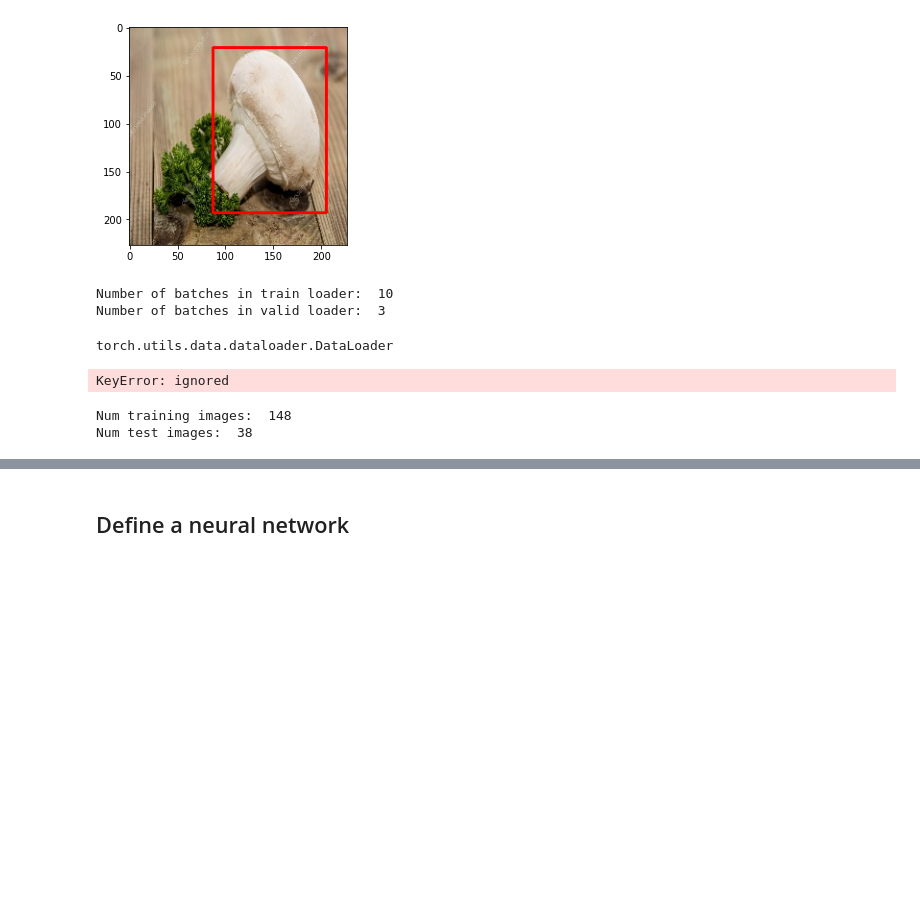
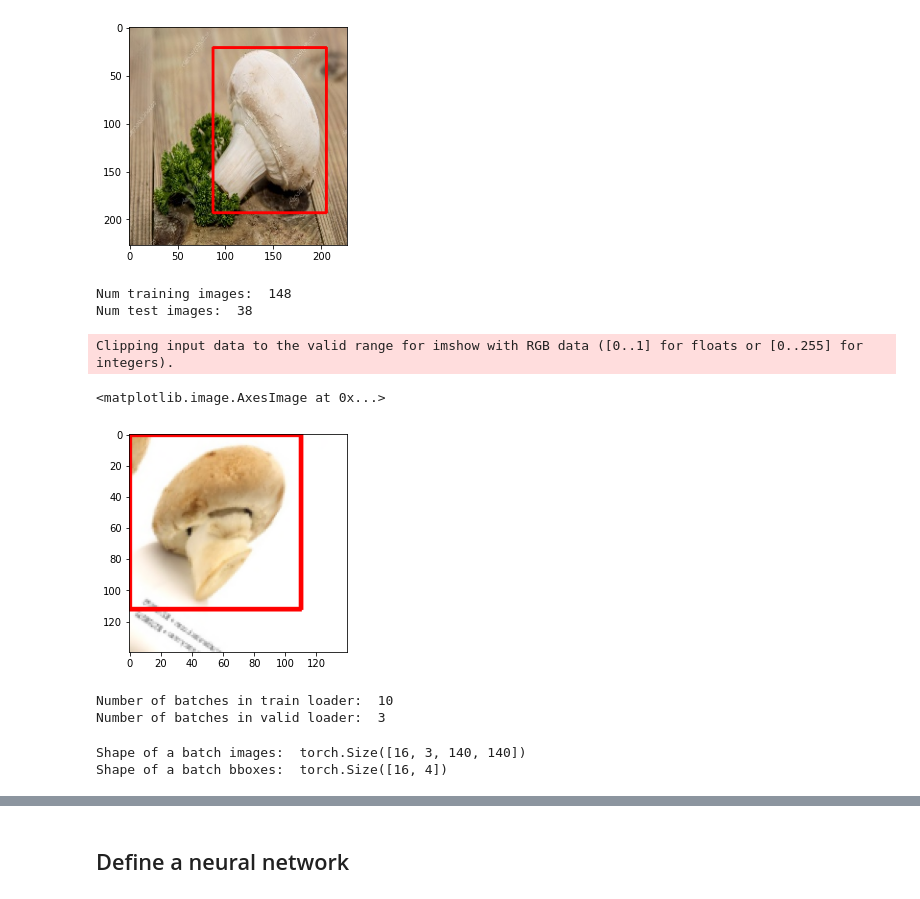
Before and after one commit to shazzad-hasan/deep-learning-projects, a Jupyter notebook: object_localization.ipynb, the cells around one changed output, grey strips where cells are left out. Cells and saved outputs as stored; diff of their text form; code cells hidden in the pictures; blank space fills up the shorter version.

```diff
--- a/object_localization.ipynb
+++ b/object_localization.ipynb
@@ -110,7 +110,7 @@ plt.imshow(b_box_img)
 [figure]
 # %%
 # split the dataset into train and validation datasets
-train_data, val_data = train_test_split(df, test_size=0.2, random_state=42)
+train_df, val_df = train_test_split(df, test_size=0.2, random_state=42)
 # %%
 # augment some data using albumentations package
 import albumentations as A
@@ -125,3 +157,25 @@ data_aug_val = A.Compose([A.Resize(140, 140),],
+# %%
+train_data = ObjectLocData(train_df, data_aug_train)
+val_data = ObjectLocData(val_df, data_aug_val)
+
+print('Num training images: ', len(train_data))
+print('Num test images: ', len(val_data))
+# %% [output]
+Num training images:  148
+Num test images:  38
+# %%
+img, bbox = train_data[100]
+xmin, ymin, xmax, ymax = bbox
+
+pt1 = (int(xmin), int(ymin))
+pt2 = (int(xmax), int(ymax))
+
+bnd_img = cv2.rectangle(img.permute(1,2,0).numpy(), pt1, pt2, (255,0,0),2)
+plt.imshow(bnd_img)
+# %% [output]
+Clipping input data to the valid range for imshow with RGB data ([0..1] for floats or [0..255] for integers).
+<matplotlib.image.AxesImage at 0x...>
+[figure, added]
 # %%
 # prepare data loaders (combine dataset and sampler)
 batch_size = 16
@@ -133,14 +187,11 @@ print("Number of batches in valid loader: ", len(val_loader))
 # %% [output]
 Number of batches in train loader:  10
 Number of batches in valid loader:  3
-# %%
-type(train_loader)
-# %% [output]
-torch.utils.data.dataloader.DataLoader
 # %%
-for img, bbox in train_loader:
+for imges, bboxes in train_loader:
   break
-print("Shape of one batch images: ", img.get_shape())
-print("Shape of one batch bounding box: ", bbox.get_shape())
+print("Shape of a batch images: ", imges.shape)
+print("Shape of a batch bboxes: ", bboxes.shape)
 # %% [output]
-KeyError: ignored
+Shape of a batch images:  torch.Size([16, 3, 140, 140])
+Shape of a batch bboxes:  torch.Size([16, 4])
@@ -179,9 +197,0 @@ class ObjectLocData(torch.utils.data.Dataset):
-# %%
-train_data = ObjectLocData(train_data, data_aug_train)
-val_data = ObjectLocData(val_data, data_aug_val)
-
-print('Num training images: ', len(train_data))
-print('Num test images: ', len(val_data))
-# %% [output]
-Num training images:  148
-Num test images:  38
```
Also changed, not shown: parts of 11 cells of this notebook.
